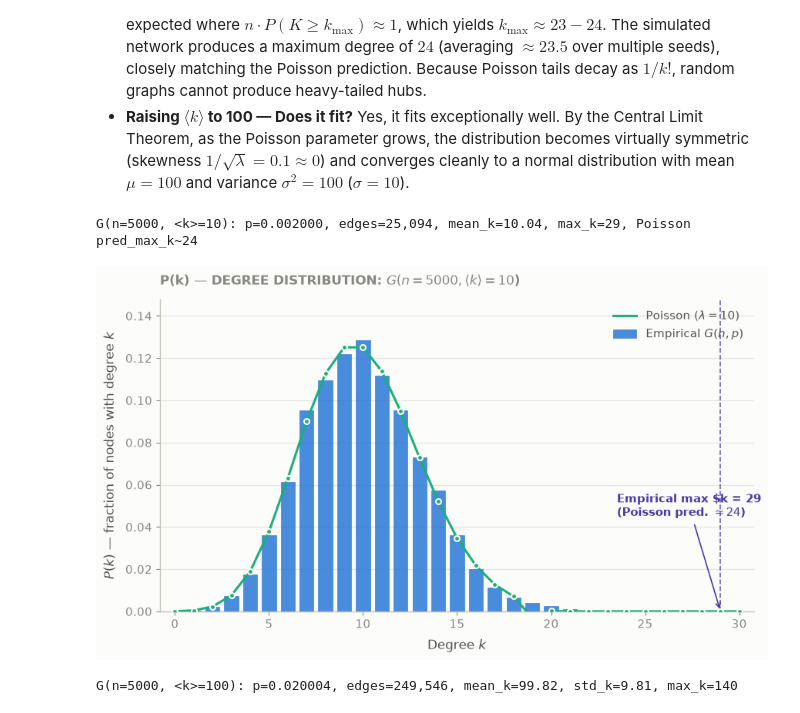
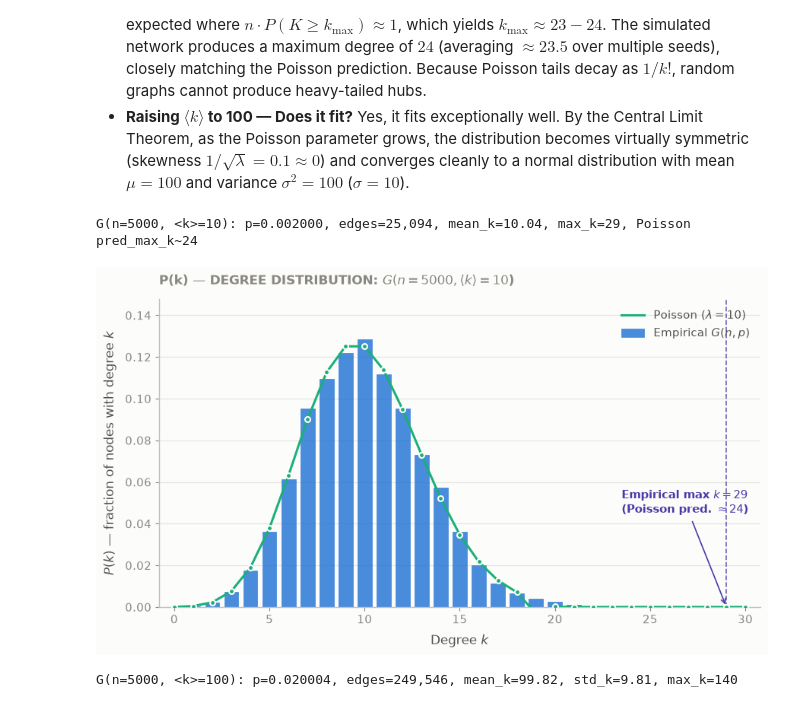
Before and after one commit to Neismo/SocialGraphs, a Jupyter notebook: Week2/week2.ipynb, the cells around one changed output. Drawn from its saved outputs; the diff is of its cells as text; code cells hidden in the pictures.

```diff
--- a/Week2/week2.ipynb
+++ b/Week2/week2.ipynb
@@ -61,35 +61,35 @@ p_poisson_1 = np.array([math.exp(-k_mean_1) * (k_mean_1**k) / math.factorial(k)
 pred_k_max = next(k for k in range(k_mean_1, 50) if sum(math.exp(-k_mean_1)*(k_mean_1**j)/math.factorial(j) for j in range(k, 100)) <= 1.0/n)
 print(f"G(n=5000, <k>=10): p={p_1:.6f}, edges={m_1:,}, mean_k={mean_1:.2f}, max_k={max_1}, Poisson pred_max_k~{pred_k_max}")
 
 fig, ax = plt.subplots(figsize=(9, 5.2), facecolor=THEME["surface"])
 ax.set_facecolor(THEME["surface"])
 ax.grid(axis="y", color=THEME["grid"], linestyle="-", linewidth=0.9, alpha=0.8, zorder=0)
 ax.set_axisbelow(True)
 
 ax.bar(ks_1, p_emp_1, width=0.75, color=THEME["series_1"], alpha=0.85, edgecolor=THEME["series_1"], linewidth=0.5, label="Empirical $G(n, p)$", zorder=2)
 ax.plot(ks_1, p_poisson_1, color=THEME["series_2"], linewidth=2.2, label=f"Poisson ($\lambda = {k_mean_1}$)", zorder=3)
 ax.plot(ks_1, p_poisson_1, color=THEME["series_2"], marker="o", markersize=5, markerfacecolor=THEME["series_2"], markeredgecolor=THEME["surface"], markeredgewidth=1.5, linestyle="none", zorder=4)
 
 ax.spines["top"].set_visible(False)
 ax.spines["right"].set_visible(False)
 ax.spines["left"].set_color(THEME["baseline"])
 ax.spines["bottom"].set_color(THEME["baseline"])
 ax.tick_params(colors=THEME["text_muted"], labelsize=11)
 ax.set_ylim(bottom=0, top=max(p_emp_1.max(), p_poisson_1.max()) * 1.15)
 ax.set_xlim(left=-0.8, right=max(ks_1) + 0.8)
 ax.set_xlabel("Degree $k$", fontsize=12, color=THEME["text_secondary"], labelpad=8)
 ax.set_ylabel("$P(k)$ — fraction of nodes with degree $k$", fontsize=12, color=THEME["text_secondary"], labelpad=8)
 ax.set_title("P(k) — DEGREE DISTRIBUTION: $G(n=5000, \\langle k \\rangle=10$)", fontsize=12, fontweight="bold", color=THEME["text_muted"], loc="left", pad=14)
 
 ax.axvline(max_1, color=THEME["accent"], linestyle="--", linewidth=1.2, alpha=0.8, zorder=1)
-ax.annotate(f"Empirical max $k = {max_1}\n(Poisson pred. $\\approx {pred_k_max}$)", xy=(max_1, p_emp_1[max_1]), xytext=(max_1 - 5.5, max(p_emp_1) * 0.35),
+ax.annotate(f"Empirical max $k = {max_1}$\n(Poisson pred. $\\approx {pred_k_max}$)", xy=(max_1, p_emp_1[max_1]), xytext=(max_1 - 5.5, max(p_emp_1) * 0.35),
             arrowprops=dict(arrowstyle="->", color=THEME["accent"], lw=1.2), fontsize=10.5, color=THEME["accent"], fontweight="bold")
 ax.legend(frameon=False, loc="upper right", fontsize=11, labelcolor=THEME["text_secondary"])
 plt.tight_layout()
 plt.show()
 # %% [output]
 G(n=5000, <k>=10): p=0.002000, edges=25,094, mean_k=10.04, max_k=29, Poisson pred_max_k~24
-[figure, old version]
+[figure, new version]
 # %%
 # Figure 2: G(n=5000, <k>=100) vs Normal Distribution
 k_mean_2 = 100
```
Also changed, not shown: parts of 7 cells of this notebook, 4 other files.
